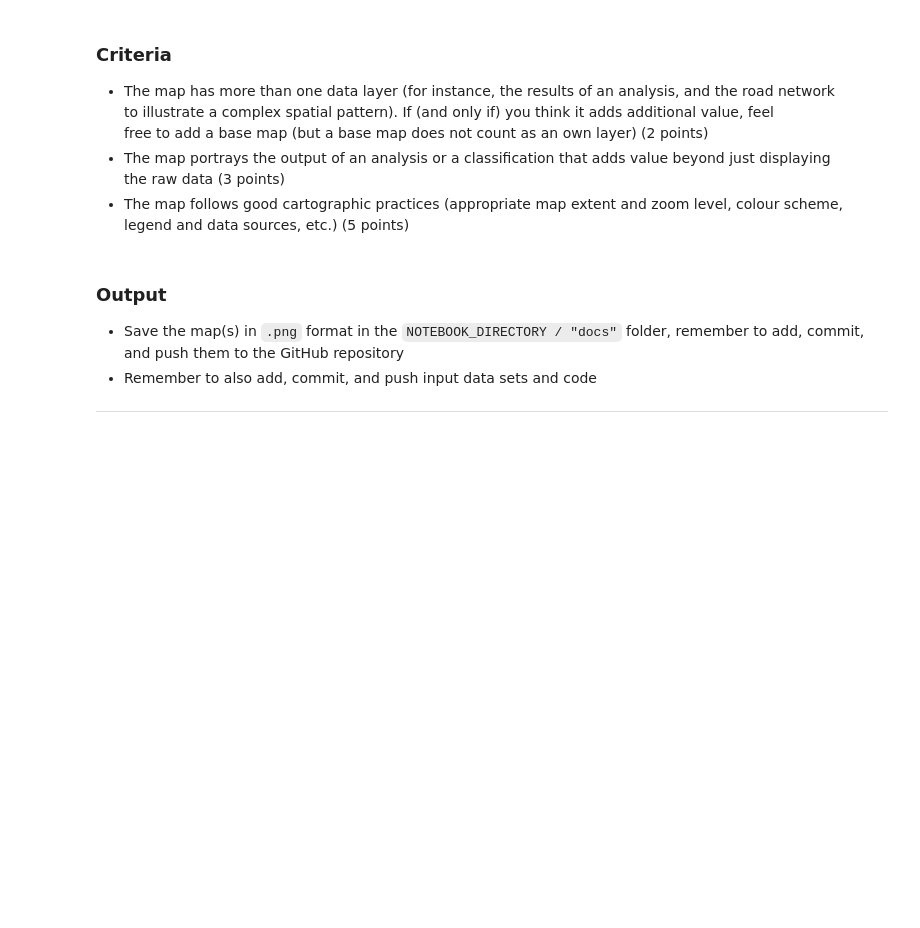
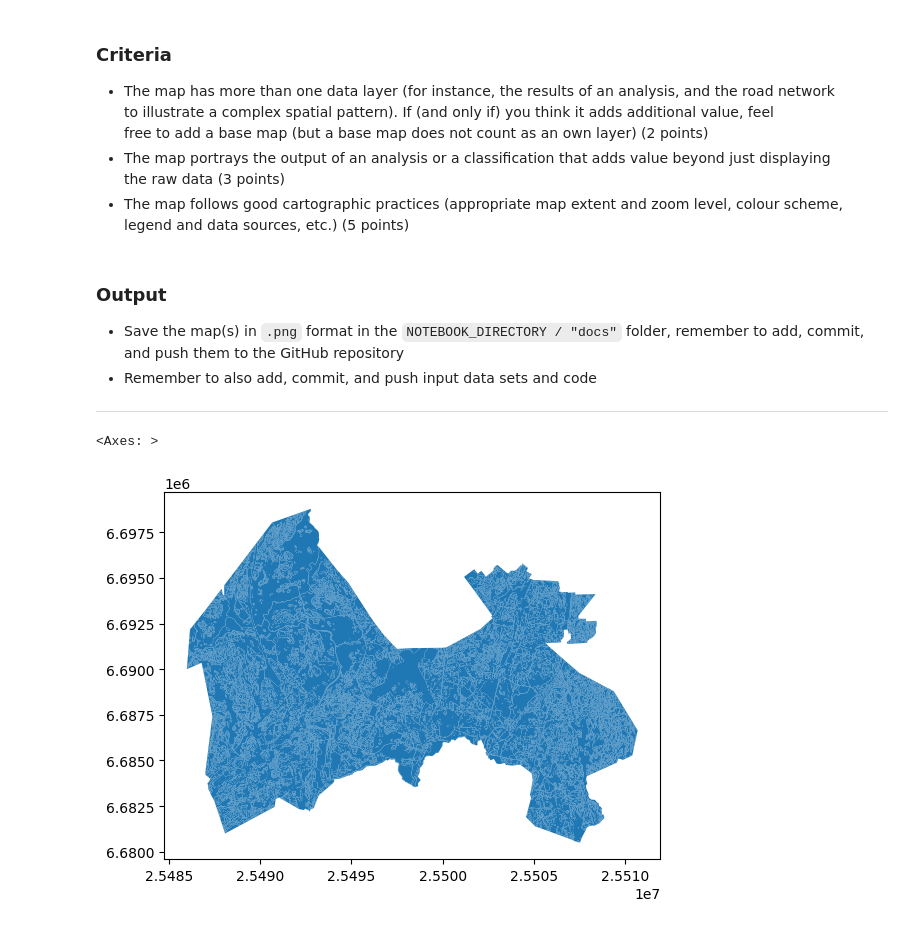
Before and after one commit to SyedAR-17/Geo-Python, a Jupyter notebook: Exercise-5-problem-1.ipynb, the cells around one changed output. Saved outputs shown, nothing was run; the diff lists cells and outputs as text; code cells hidden in the pictures; blank space fills up the shorter version.

```diff
--- a/Exercise-5-problem-1.ipynb
+++ b/Exercise-5-problem-1.ipynb
@@ -44,0 +46,24 @@ OUTPUT_DIRECTORY = NOTEBOOK_PATH / "docs"
+# %%
+import geopandas
+import requests
+
+WFS_BASE_URL = "http://gis.vantaa.fi/geoserver/wfs"
+LAYER_NAME = "gis:maalajikartta_perus"
+
+params = {
+    "service": "WFS",
+    "version": "1.0.0",
+    "request": "GetFeature",
+    "typeName": LAYER_NAME,
+    "outputFormat": "application/json",  # Request GeoJSON output
+}
+
+response = requests.get(WFS_BASE_URL, params=params)
+response.raise_for_status()  # Raise an error if the request fails
+
+soil = geopandas.read_file(response.text).set_crs("EPSG:3879")
+# %%
+soil.plot()
+# %% [output]
+<Axes: >
+[figure, added]
```
Also changed, not shown: parts of 17 cells of this notebook.
